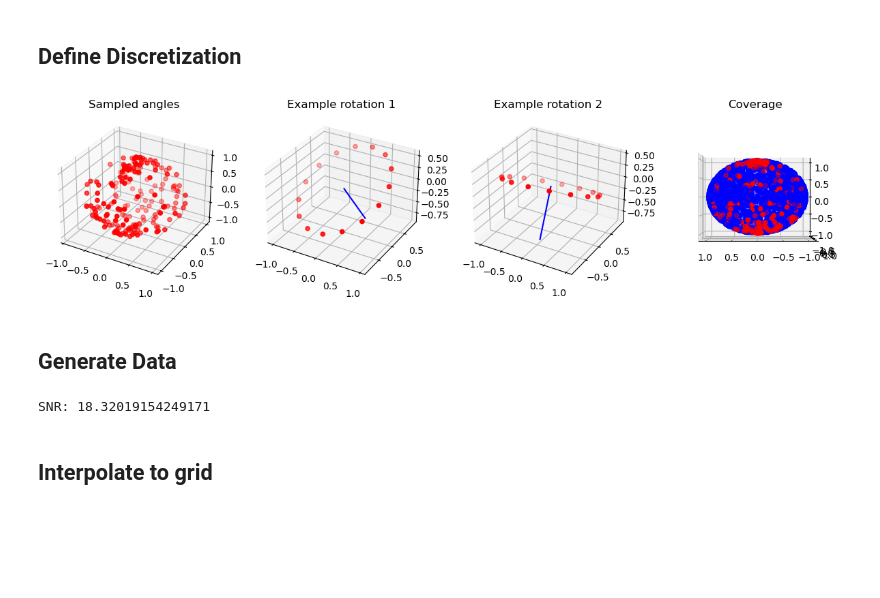
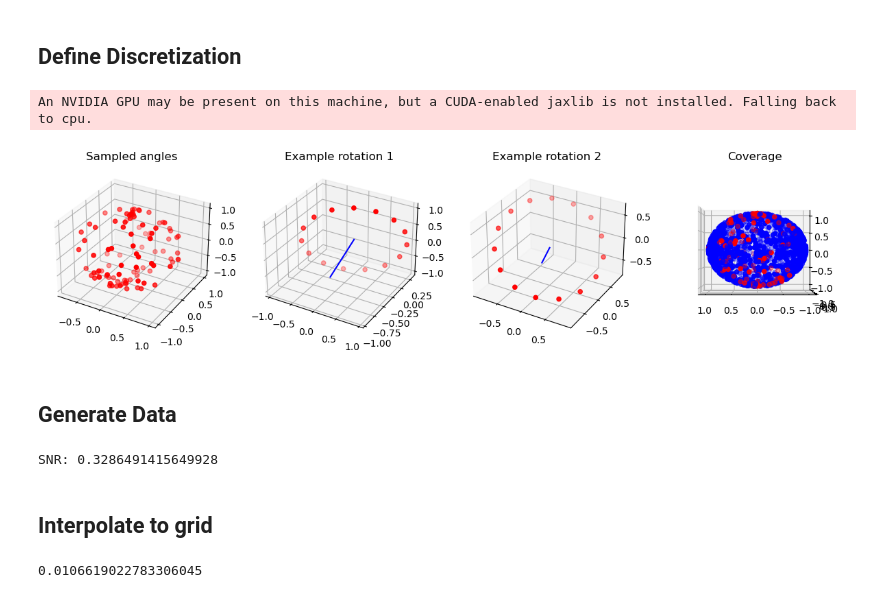
Before and after one commit to emastr/moment-constrained-cryo-em, a Jupyter notebook: part08_iterative_shell_alignment.ipynb, the cells around one changed output. Cells and saved outputs as stored; diff of their text form; code cells hidden in the pictures; blank space fills up the shorter version.

```diff
--- a/part08_iterative_shell_alignment.ipynb
+++ b/part08_iterative_shell_alignment.ipynb
@@ -238,41 +243,42 @@ eval_shell_wrap = lambda thetas, phis, fm: eval_shell(thetas, phis, fm, ls, ms,
 thetas = jnp.linspace(0, jnp.pi, 50)
 phis = jnp.linspace(0, 2*jnp.pi, 101)#[:-1]
 
 # Interpolation grid
 sampling_interp = "mw"
 phis_interp = s2fft.sampling.s2_samples.phis_equiang(L, sampling_interp)
 thetas_interp = s2fft.sampling.s2_samples.thetas(L, sampling_interp)
 
 # Signal
 base_key, key = jax.random.split(base_key)
 fm = random_signal(L, key)
 f = vmap(vmap(lambda theta, phi: eval_shell(theta, phi, fm, ls, ms, L), (0, None)), (None, 0))(thetas, phis)
 
 # Alphas, betas (rotation angles to align)
 sampling = "rnd" # "mw"
 if sampling == "mw":
     Lmax = L
     alphas = s2fft.sampling.s2_samples.phis_equiang(Lmax, sampling)
     betas = s2fft.sampling.s2_samples.thetas(Lmax, sampling)
     Alphas, Betas = jnp.meshgrid(alphas, betas)
     Alphas, Betas = Alphas.flatten(), Betas.flatten()
 elif sampling == "rnd":
-    Nrots = 200
+    Nrots = 100
     base_key, key = jax.random.split(base_key)
     Alphas, Betas = sample_on_sphere(key, Nrots)
 
 Gammas = jnp.zeros_like(Alphas)
 d_betas, sph_zero = get_slicing_weights(Betas, ms, L)
 fm_rot_slices = vmap(rot_slice_sph, (None, 0, 0, 0, None, None))(fm, Alphas, d_betas, Gammas, ms, sph_zero)
 plot_rot(Alphas, Betas, (2*L-1))
 # %% [output]
+An NVIDIA GPU may be present on this machine, but a CUDA-enabled jaxlib is not installed. Falling back to cpu.
-[figure, old version]
+[figure, new version]
 # %% [markdown]
 ## Generate Data
 # %%
 # Random data
 Ndata = 10000
-sigma = 0.01
+sigma = 0.5
 base_key, key = jax.random.split(base_key)
 Alpha_data, Beta_data, Gamma_data = random_so3(key, Ndata)
 d_beta_data, sph_zeros = get_slicing_weights(Beta_data, ms, L)
@@ -285,13 +291,15 @@ noise = noise + (-1)**(ms) * jnp.conjugate(noise[:,::-1])
 noisy_data_slices = data_slices + noise * sigma
 noisy_data_slices_ifft = vmap(ifft_shifted)(noisy_data_slices)
 
-snr = jnp.linalg.norm(data_slices)/jnp.linalg.norm(noise*sigma)
+snr = jnp.linalg.norm(data_slices[0])/jnp.linalg.norm(noise[0]*sigma)
 print(f"SNR: {snr}")
 # %% [output]
-SNR: 18.32019154249171
+SNR: 0.3286491415649928
 # %% [markdown]
 ## Interpolate to grid
 # %%
+from jaxinterp2d import interp2d
+
 def lu_kernel(x_data, kernel):
     K = vmap(vmap(kernel, (0, None)), (None, 0))(x_data, x_data)
     lu_sol = jax.scipy.linalg.lu_factor((K + jnp.eye(K.shape[0])*0.01).astype(jnp.complex128))
@@ -302,31 +310,61 @@ def sph_regressor(x_data, y_data, lu_sol):
     regressor = lambda theta, phi: jnp.sum(vmap(kernel, (None, 0))(jnp.array(sph2cart(theta, phi)), x_data) * weights)
     return regressor
 
+@jit
+def align_data_to_all_slices(fm, data_slices_ifft, data_slices, Alphas, d_Betas, Gammas, ms, sph_zero):
+    fm_rot_slices = vmap(rot_slice_sph, (None, 0, 0, 0, None, None))(fm, Alphas, d_Betas, Gammas, ms, sph_zero)
+    f_aligned = align_data_to_slices_average(fm_rot_slices, data_slices_ifft, data_slices)
+    f_aligned = jnp.where(jnp.isnan(f_aligned), 0., f_aligned)
+    return f_aligned
 
-fft_precomp = s2fft.generate_precomputes_jax(L, sampling="mw")
+def interp_slices_to_grid(thetas, phis, slices, XYZ_flat, lu_sol):
+    regressor = sph_regressor(XYZ_flat, slices.reshape(-1), lu_sol)
+    return vmap(vmap(regressor, (0, None)), (None, 0))(thetas, phis).T
 
+def interp2d(theta_eval, phi_eval, theta_grid, phi_grid, f_grid):
+    pass
+
+def sph_harm_to_pts(fm, theta_eval, phi_eval, theta_grid, phi_grid, sampling_grid):
+    fm_grid = s2fft.forward_jax(fm, L, sampling=sampling_grid)[-1,:]
+    fm_eval = vmap(interpolate_from_grid(fm_grid, theta_grid, phi_grid), (0, 0))(theta_eval, phi_eval)
+    return fm_eval
+
+
+
+
+
+
+# Rotation Points
 t = jnp.linspace(0, 2*jnp.pi, len(fm_rot_slices[0])+1)[:-1]
 x0, y0, z0 = jnp.cos(t), jnp.sin(t), jnp.zeros_like(t)
 XYZ = jnp.array(vmap(inv_rot_pts, (None, None, None, 0, 0, 0))(x0, y0, z0, Alphas, Betas, Gammas))
 XYZ_flat = XYZ.reshape(3,-1).T
 
-
+# Precompute
 kernel = lambda x, y: jnp.exp(-jnp.linalg.norm(x-y)**2 / (0.9/L))
 lu_sol = lu_kernel(XYZ_flat, kernel)
+fft_precomp = s2fft.generate_precomputes_jax(L, sampling="mw")
 
+# Initialisation
+N_align = 500
+fm_template0 = random_signal(L, jax.random.PRNGKey(124)) # fm_rot_slices
+fm_template = fm_template0
+res = []
 
-N_align = 500
-fm_template0 = random_signal(L, key) # fm_rot_slices
-fm_template = fm_template0
 for i in range(N_align):
-    fm_rot_template = vmap(rot_slice_sph, (None, 0, 0, 0, None, None))(fm_template, Alphas, d_betas, Gammas, ms, sph_zero)
-    f_aligned = align_data_to_slices_average(fm_rot_template, noisy_data_slices_ifft, noisy_data_slices)
-    f_aligned = jnp.where(jnp.isnan(f_aligned), 0., f_aligned)
+    # Update
+    fm_template_prev = fm_template
 
+    # Align and Interpolate
+    f_aligned = align_data_to_all_slices(fm_template, noisy_data_slices_ifft, noisy_data_slices, Alphas, d_betas, Gammas, ms, sph_zero)
+    f_aligned_interp = interp_slices_to_grid(thetas_interp, phis_interp, f_aligned, XYZ_flat, lu_sol)
+    fm_aligned_interp = s2fft.forward_jax(f_aligned_interp, L, sampling="mw")[-1,:]
 
-    regressor = sph_regressor(XYZ_flat, f_aligned.reshape(-1), lu_sol)
-    f_aligned_interp = vmap(vmap(regressor, (0, None)), (None, 0))(thetas_interp, phis_interp).T
-    fm_aligned_interp = s2fft.forward_jax(f_aligned_interp, L, sampling="mw")[-1,:]#, precomps=fft_precomp)[-1, :]
-    #fm_aligned_interp =
+    # Update
     fm_template = fm_aligned_interp
-    #print(fm_template.shape, fm_aligned_interp.shape)
+
+    # Post Process
+    res.append(jnp.linalg.norm(fm_template_prev - fm_template)/jnp.linalg.norm(fm_template))
+    print(res[-1], end="\r")
+# %% [output]
+0.0106619022783306045
```
Also changed, not shown: parts of 3 cells of this notebook, 3 other files.
